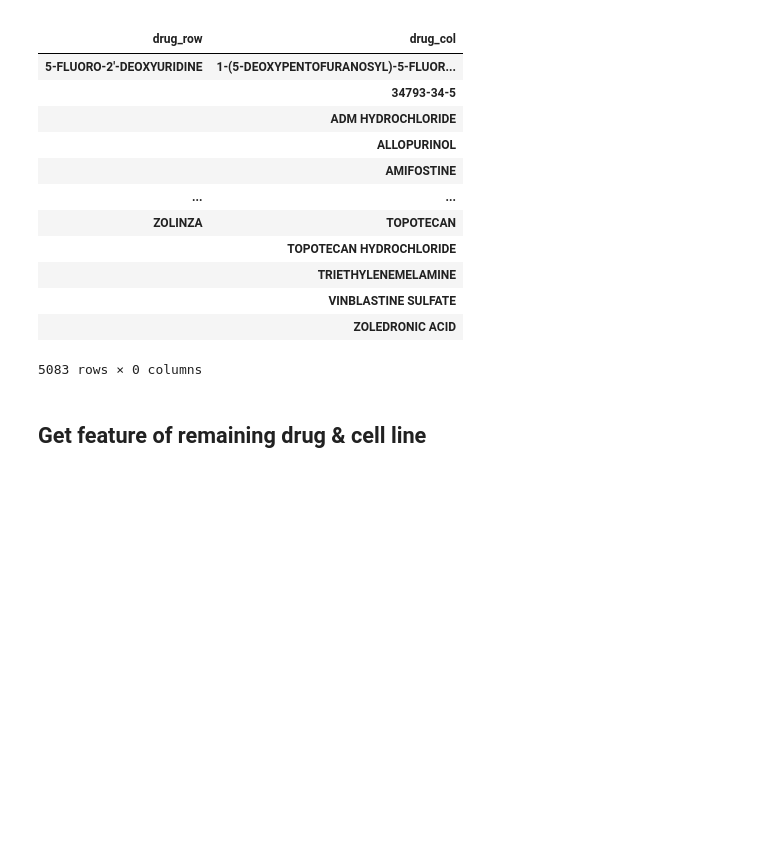
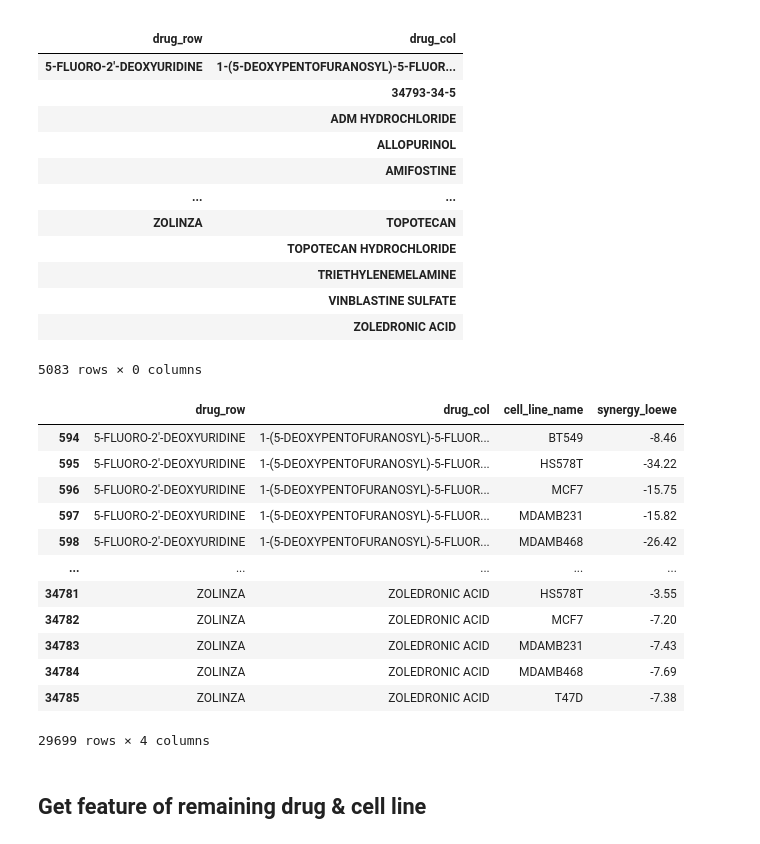
Before and after one commit to kittisaktaoma/colab_practice, a Jupyter notebook: CalcSynergy.ipynb, the cells around one changed output. Saved outputs shown, nothing was run; the diff lists cells and outputs as text; code cells hidden in the pictures; blank space fills up the shorter version.

```diff
--- a/CalcSynergy.ipynb
+++ b/CalcSynergy.ipynb
@@ -459,6 +459,22 @@ cell_line_filter_df_03.iloc[:,:2].groupby(["drug_row","drug_col"]).count()
 |  | VINBLASTINE SULFATE |
 |  | ZOLEDRONIC ACID |
 5083 rows × 0 columns
+# %%
+cell_line_filter_df_03
+# %% [output]
+|  | drug_row | drug_col | cell_line_name | synergy_loewe |
+| 594 | 5-FLUORO-2'-DEOXYURIDINE | 1-(5-DEOXYPENTOFURANOSYL)-5-FLUOR... | BT549 | -8.46 |
+| 595 | 5-FLUORO-2'-DEOXYURIDINE | 1-(5-DEOXYPENTOFURANOSYL)-5-FLUOR... | HS578T | -34.22 |
+| 596 | 5-FLUORO-2'-DEOXYURIDINE | 1-(5-DEOXYPENTOFURANOSYL)-5-FLUOR... | MCF7 | -15.75 |
+| 597 | 5-FLUORO-2'-DEOXYURIDINE | 1-(5-DEOXYPENTOFURANOSYL)-5-FLUOR... | MDAMB231 | -15.82 |
+| 598 | 5-FLUORO-2'-DEOXYURIDINE | 1-(5-DEOXYPENTOFURANOSYL)-5-FLUOR... | MDAMB468 | -26.42 |
+| ... | ... | ... | ... | ... |
+| 34781 | ZOLINZA | ZOLEDRONIC ACID | HS578T | -3.55 |
+| 34782 | ZOLINZA | ZOLEDRONIC ACID | MCF7 | -7.20 |
+| 34783 | ZOLINZA | ZOLEDRONIC ACID | MDAMB231 | -7.43 |
+| 34784 | ZOLINZA | ZOLEDRONIC ACID | MDAMB468 | -7.69 |
+| 34785 | ZOLINZA | ZOLEDRONIC ACID | T47D | -7.38 |
+29699 rows × 4 columns
 # %% [markdown]
 ## Get feature of remaining drug & cell line
 # %% [markdown]
```
Also changed, not shown: parts of 1 cell of this notebook.
